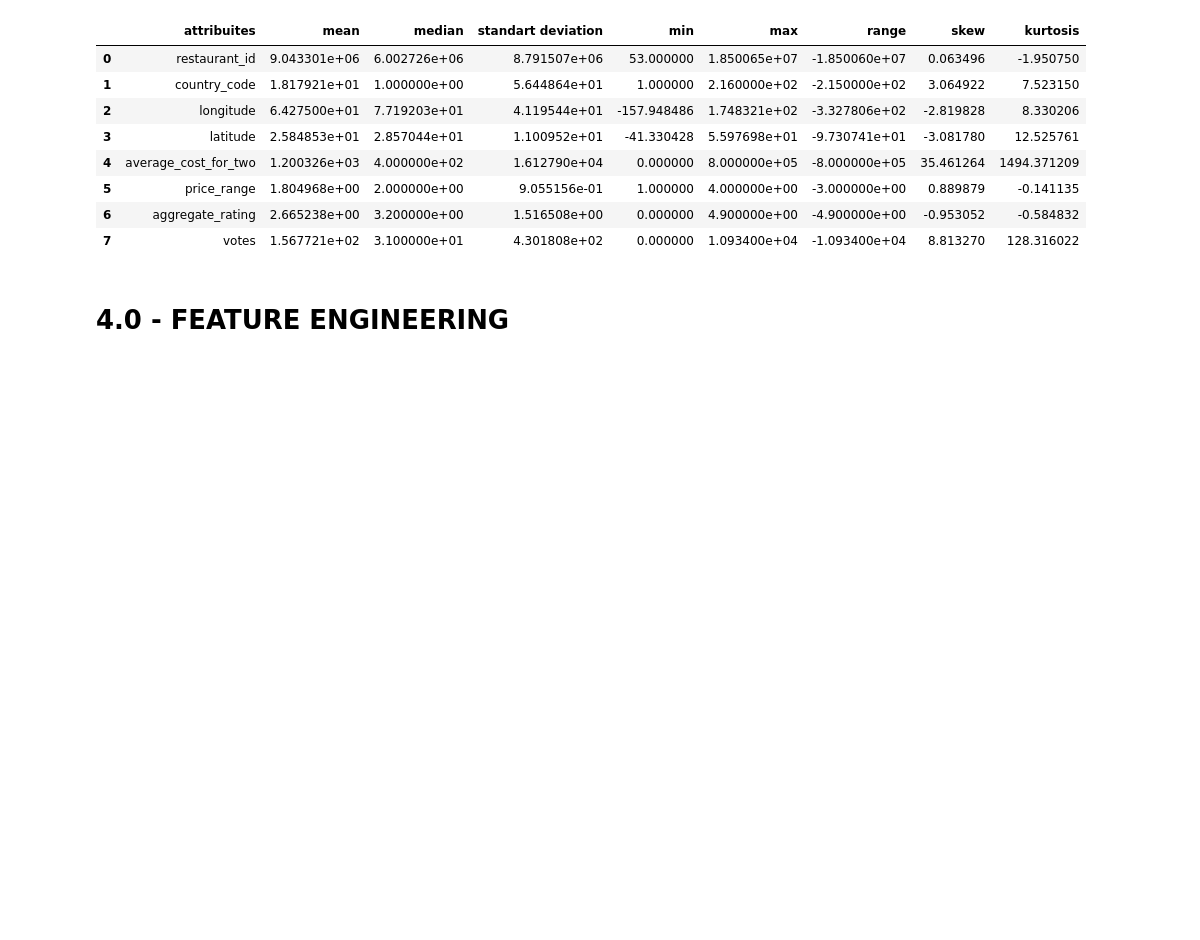
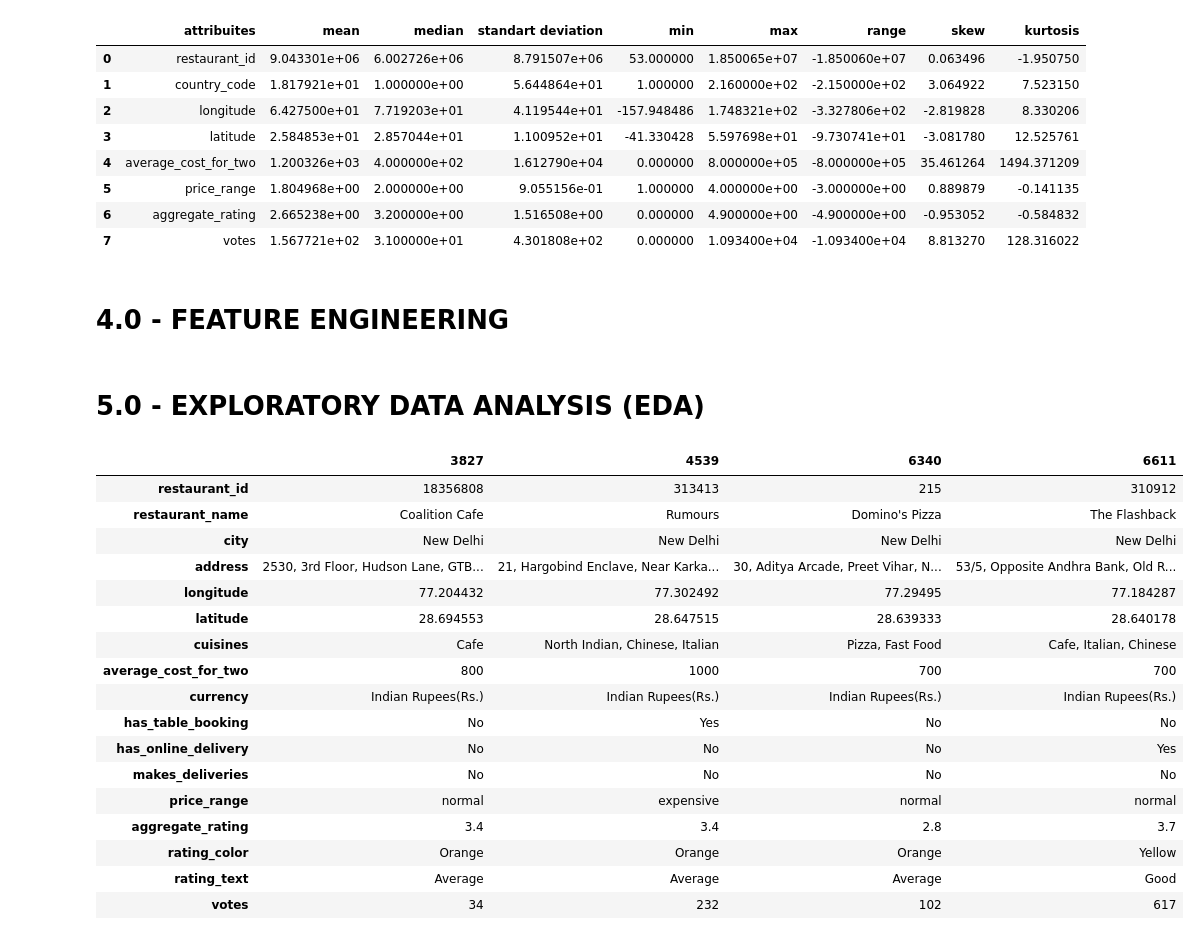
Before and after one commit to erickvieiras/fastfood_data_analysis, a Jupyter notebook: notebook/eda.ipynb, the cells around one changed output. Cells and saved outputs as stored; diff of their text form; code cells hidden in the pictures; blank space fills up the shorter version.

```diff
--- a/notebook/eda.ipynb
+++ b/notebook/eda.ipynb
@@ -294,0 +335,2 @@ df4 = df3.copy()
+# %% [markdown]
+# 5.0 - EXPLORATORY DATA ANALYSIS (EDA)
@@ -294,0 +340,21 @@ df4 = df3.copy()
+# %%
+df5.sample(4).T
+# %% [output]
+|  | 3827 | 4539 | 6340 | 6611 |
+| restaurant_id | 18356808 | 313413 | 215 | 310912 |
+| restaurant_name | Coalition Cafe | Rumours | Domino's Pizza | The Flashback |
+| city | New Delhi | New Delhi | New Delhi | New Delhi |
+| address | 2530, 3rd Floor, Hudson Lane, GTB... | 21, Hargobind Enclave, Near Karka... | 30, Aditya Arcade, Preet Vihar, N... | 53/5, Opposite Andhra Bank, Old R... |
+| longitude | 77.204432 | 77.302492 | 77.29495 | 77.184287 |
+| latitude | 28.694553 | 28.647515 | 28.639333 | 28.640178 |
+| cuisines | Cafe | North Indian, Chinese, Italian | Pizza, Fast Food | Cafe, Italian, Chinese |
+| average_cost_for_two | 800 | 1000 | 700 | 700 |
+| currency | Indian Rupees(Rs.) | Indian Rupees(Rs.) | Indian Rupees(Rs.) | Indian Rupees(Rs.) |
+| has_table_booking | No | Yes | No | No |
+| has_online_delivery | No | No | No | Yes |
+| makes_deliveries | No | No | No | No |
+| price_range | normal | expensive | normal | normal |
+| aggregate_rating | 3.4 | 3.4 | 2.8 | 3.7 |
+| rating_color | Orange | Orange | Orange | Yellow |
+| rating_text | Average | Average | Average | Good |
+| votes | 34 | 232 | 102 | 617 |
```
Also changed, not shown: parts of 31 cells of this notebook.
